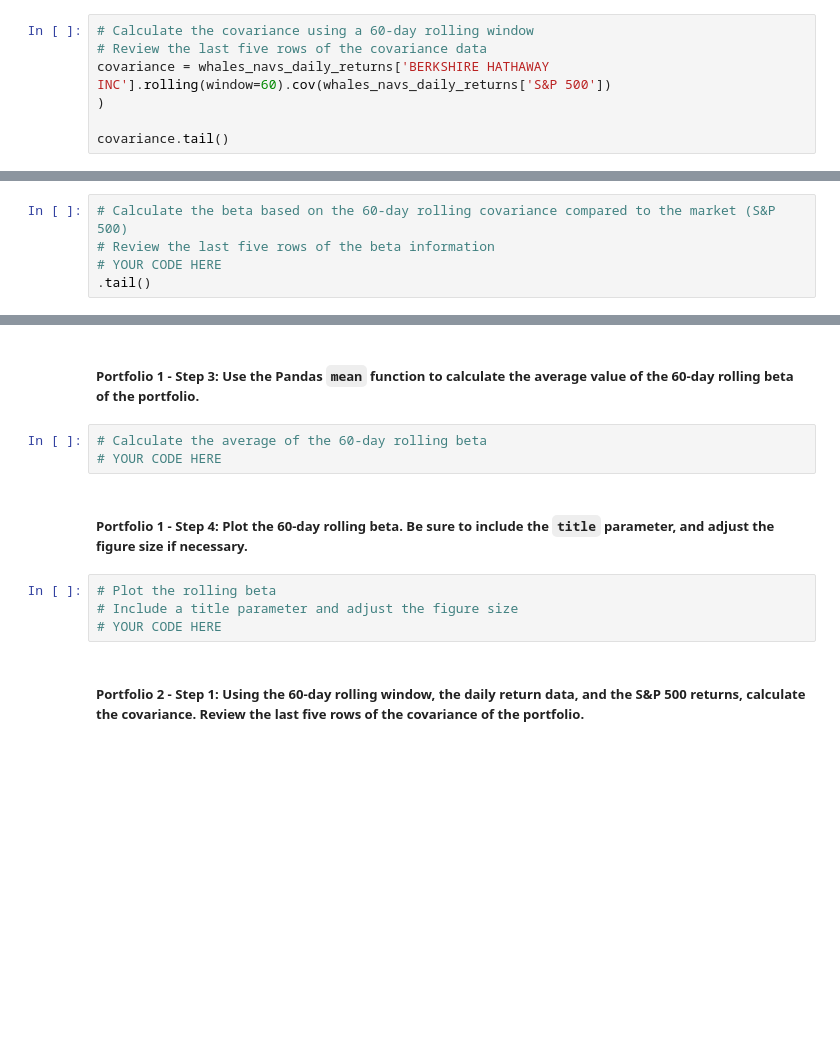
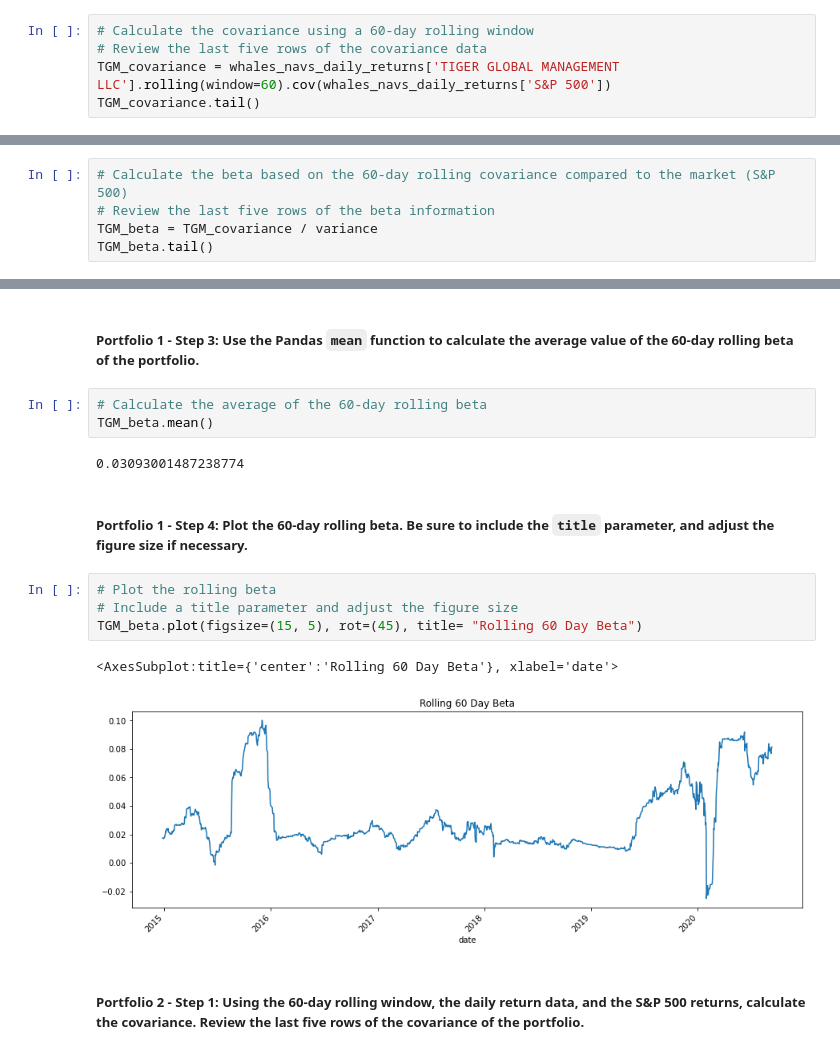
Before and after one commit to jcsung-star/Challenge_4, a Jupyter notebook: Starter_Code/risk_return_analysis.ipynb, the cells around one changed output, grey strips where cells are left out. Cells and saved outputs as stored; diff of their text form; blank space fills up the shorter version.

```diff
--- a/Starter_Code/risk_return_analysis.ipynb
+++ b/Starter_Code/risk_return_analysis.ipynb
@@ -398,9 +398,7 @@ Name: S&P 500, dtype: float64
 # %%
 # Calculate the covariance using a 60-day rolling window
 # Review the last five rows of the covariance data
-covariance = whales_navs_daily_returns['BERKSHIRE HATHAWAY INC'].rolling(window=60).cov(whales_navs_daily_returns['S&P 500'])
-)
-
-covariance.tail()
+TGM_covariance = whales_navs_daily_returns['TIGER GLOBAL MANAGEMENT LLC'].rolling(window=60).cov(whales_navs_daily_returns['S&P 500'])
+TGM_covariance.tail()
 # %% [output]
 date
@@ -415,5 +413,5 @@ dtype: float64
 # %%
 # Calculate the beta based on the 60-day rolling covariance compared to the market (S&P 500)
 # Review the last five rows of the beta information
-# YOUR CODE HERE
-.tail()
+TGM_beta = TGM_covariance / variance
+TGM_beta.tail()
@@ -421,13 +427,18 @@ dtype: float64
 ##### Portfolio 1 - Step 3: Use the Pandas `mean` function to calculate the average value of the 60-day rolling beta of the portfolio.
 # %%
 # Calculate the average of the 60-day rolling beta
-# YOUR CODE HERE
+TGM_beta.mean()
+# %% [output]
+0.03093001487238774
 # %% [markdown]
 ##### Portfolio 1 - Step 4: Plot the 60-day rolling beta. Be sure to include the `title` parameter, and adjust the figure size if necessary.
 # %%
 # Plot the rolling beta
 # Include a title parameter and adjust the figure size
-# YOUR CODE HERE
+TGM_beta.plot(figsize=(15, 5), rot=(45), title= "Rolling 60 Day Beta")
+# %% [output]
+<AxesSubplot:title={'center':'Rolling 60 Day Beta'}, xlabel='date'>
+[figure, added]
 # %% [markdown]
 ##### Portfolio 2 - Step 1: Using the 60-day rolling window, the daily return data, and the S&P 500 returns, calculate the covariance. Review the last five rows of the covariance of the portfolio.
 # %%
```
Also changed, not shown: parts of 11 cells of this notebook.
